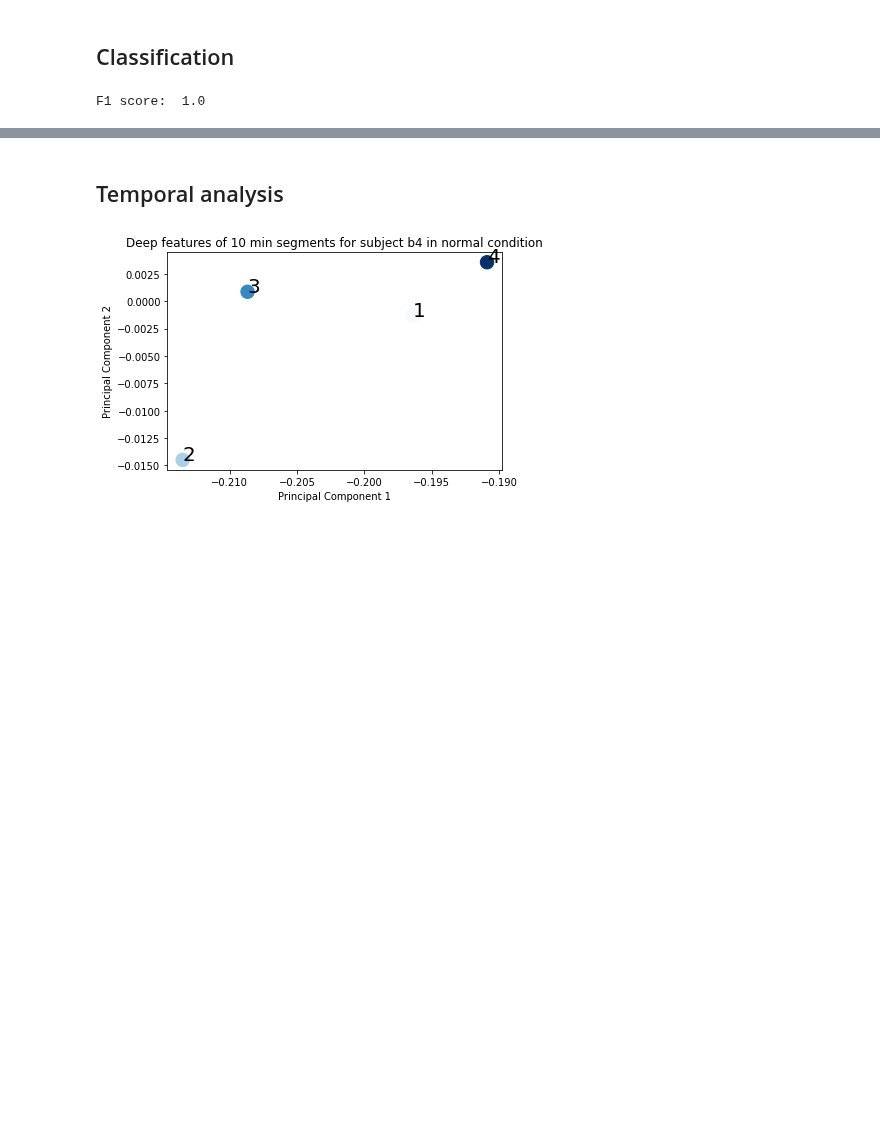
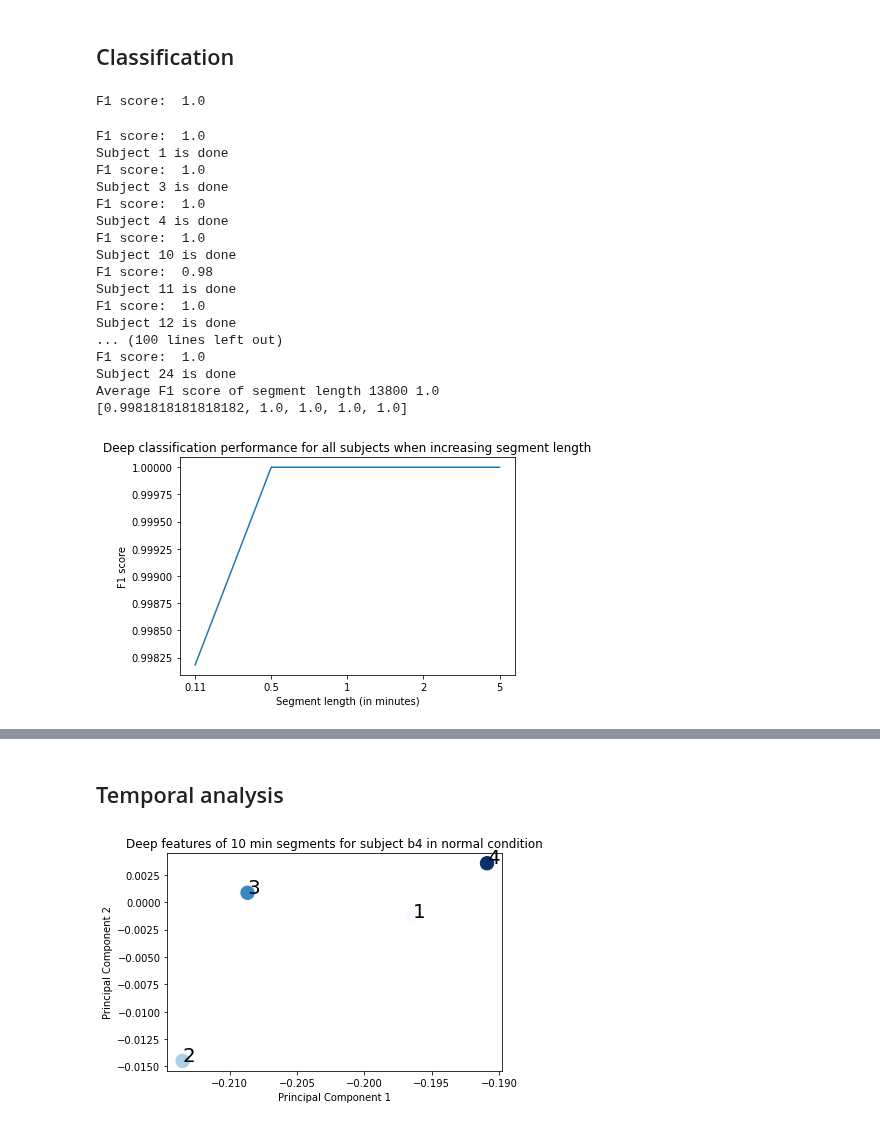
Before and after one commit to fruste/driver-drowsiness, a Jupyter notebook: code/embeddings_analysis.ipynb, the cells around one changed output, grey strips where cells are left out. Saved outputs shown, nothing was run; the diff lists cells and outputs as text; code cells hidden in the pictures; blank space fills up the shorter version.

Commit message:
Final classification results.

```diff
--- a/code/embeddings_analysis.ipynb
+++ b/code/embeddings_analysis.ipynb
@@ -139,6 +141,70 @@ X_sleepy = list(zip(pc_sleep[:,0], pc_sleep[:,1]))
 model, f1_round, X_train, X_test, y_train, y_test = train_model(X_normal, X_sleepy)
 # %% [output]
 F1 score:  1.0
+# %%
+def class_subject_seperately(subjects, seg_len_list):
+    avg_f1_scores = []
+    for seg_len in seg_len_list:
+        seg_len = int(46 * 60 * seg_len)
+        f1_scores = []
+        for sub in subjects:
+            subject = 'sub' + str(sub)
+            norm_embs, sleep_embs = load_embeddings(subject)
+            avg_norm_embs = embeddings_segment(norm_embs, len(norm_embs), seg_len)
+            avg_sleep_embs = embeddings_segment(sleep_embs, len(sleep_embs), seg_len)
+            norm_len = len(avg_norm_embs)
+            sleep_len = len(avg_sleep_embs)
+            all_embs = list(avg_norm_embs) + list(avg_sleep_embs)
+            pca = PCA(n_components=2)
+            pri_comps = pca.fit_transform(all_embs)
+            pc_normal = pri_comps[:norm_len]
+            pc_sleepy = pri_comps[norm_len:]
+
+            X_normal = list(zip(pc_normal[:,0], pc_normal[:,1]))
+            X_sleepy = list(zip(pc_sleepy[:,0], pc_sleepy[:,1]))
+
+            model, f1_round, X_train, X_test, y_train, y_test = train_model(X_normal, X_sleepy)
+
+            f1_scores.append(f1_round)
+
+            print("Subject " + str(sub)+ " is done")
+        print("Average F1 score of segment length " + str(seg_len), sum(f1_scores) / len(f1_scores))
+        avg_f1_scores.append(sum(f1_scores) / len(f1_scores))
+    return avg_f1_scores
+# 6,9 16, 20 dont have enough sleepy segments for seg len is 5
+subjects = [1,3,4,10,11,12,14,15,22,23,24]
+
+seg_len_list = [0.11, 0.5, 1, 2, 5]
+avg_f1_scores = class_subject_seperately(subjects, seg_len_list)
+print(avg_f1_scores)
+
+x_values = range(len(seg_len_list))
+plt.plot(x_values, avg_f1_scores)
+plt.xticks(x_values, seg_len_list)
+plt.xlabel('Segment length (in minutes)')
+plt.ylabel('F1 score')
+plt.title('Deep classification performance for all subjects when increasing segment length')
+plt.savefig('../final_figures/deep_classification.jpg')
+plt.show()
+# %% [output]
+F1 score:  1.0
+Subject 1 is done
+F1 score:  1.0
+Subject 3 is done
+F1 score:  1.0
+Subject 4 is done
+F1 score:  1.0
+Subject 10 is done
+F1 score:  0.98
+Subject 11 is done
+F1 score:  1.0
+Subject 12 is done
+... (100 lines left out)
+F1 score:  1.0
+Subject 24 is done
+Average F1 score of segment length 13800 1.0
+[0.9981818181818182, 1.0, 1.0, 1.0, 1.0]
+[figure, added]
 # %%
 import random
 from collections import Counter
```
Also changed, not shown: parts of 6 cells of this notebook, 10 other files.
